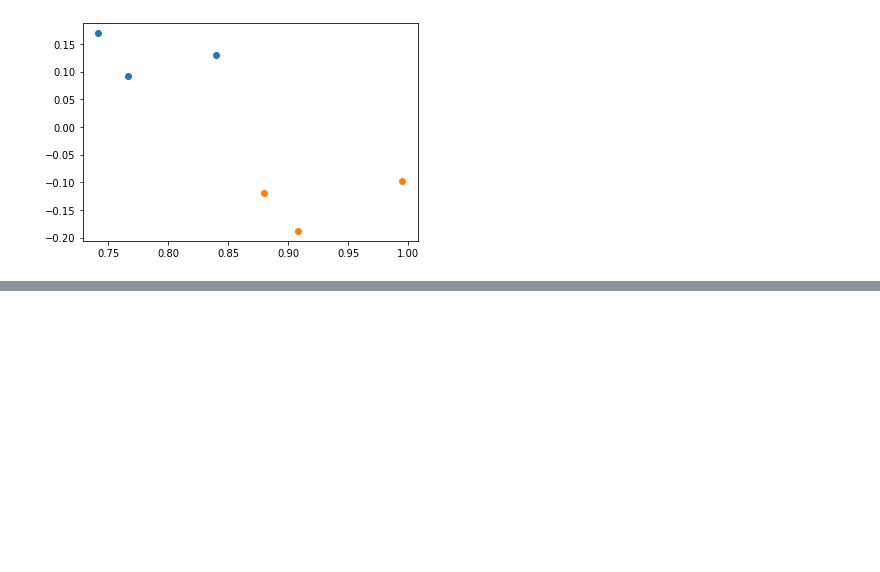
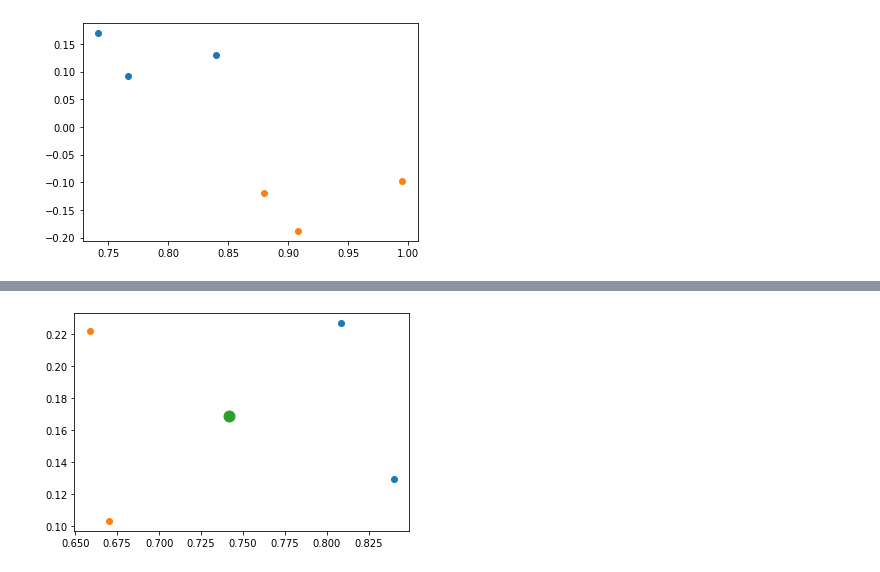
Before and after one commit to cagau/nlfem, a Jupyter notebook: examples/DuffyTransformation/DuffyTransformationElastostatics.ipynb, the cells around one changed output, grey strips where cells are left out. Drawn from its saved outputs; the diff is of its cells as text; code cells hidden in the pictures; blank space fills up the shorter version.

```diff
--- a/examples/DuffyTransformation/DuffyTransformationElastostatics.ipynb
+++ b/examples/DuffyTransformation/DuffyTransformationElastostatics.ipynb
@@ -60,6 +60,34 @@ class T:
     def __getitem__(self, k):
         return self.tris[k]
 
+    def join(self, aTdx, bTdx):
+        """ This method reoders the vertices of two triangles such that
+        coinciding nodes come first. If more than one vertex coincides
+        the coinciding vertices are again ordered by index size.
+        """
+
+        # Read Vertex indices
+        AVdx = self.triangles[aTdx]
+        BVdx = self.triangles[bTdx]
+        # Find equal indices
+        isEqualVertex = (np.subtract.outer(AVdx, BVdx) == 0)
+        nEqual = np.sum(isEqualVertex)
+        # Reorder indices
+        # (Equal vertices first,
+        # and if there is more than one the vertices are again ordered by index size)
+        AVdx = AVdx[np.argsort(-AVdx*np.sum(isEqualVertex, axis=1))]
+        BVdx = BVdx[np.argsort(-BVdx*np.sum(isEqualVertex, axis=0))]
+
+        #print("Found ", nEqual, "equal vertices. \n", AVdx, "\n", BVdx)
+
+        # Construct Triangle, i.e. the affine map from reorderd indices.
+        a,b,c = self.points[AVdx]
+        A = Triangle(a,b,c)
+        a,b,c = self.points[BVdx]
+        B = Triangle(a,b,c)
+
+        return A, B, nEqual
+
 class Triangle:
     def __init__(self, a,b,c):
         self.M = np.array([b-a, c-a]).T
@@ -76,11 +104,10 @@ def C(z):
 
 def kernel(z):
     d = np.linalg.norm(z)
-    if d>1e-6:
-        return 1./d**3
-    else:
-        print("Zero Division!")
-        return 1.
+    return 1./d**3
+    #else:
+    #    print("Zero Division!")
+    #    return 1.
 
 def kernel1D(x,y):
     z = x-y
@@ -193,0 +380,9 @@ plt.show()
+# %%
+A, B, nEqual = Triangles.join(2, 224)
+
+plt.scatter(A.E[:,0], A.E[:,1])
+plt.scatter(B.E[:,0], B.E[:,1])
+plt.scatter(B.E[:nEqual,0], B.E[:nEqual,1], s = 120)
+plt.show()
+# %% [output]
+[figure, added]
```
Also changed, not shown: parts of 47 cells of this notebook, 28 other files.
